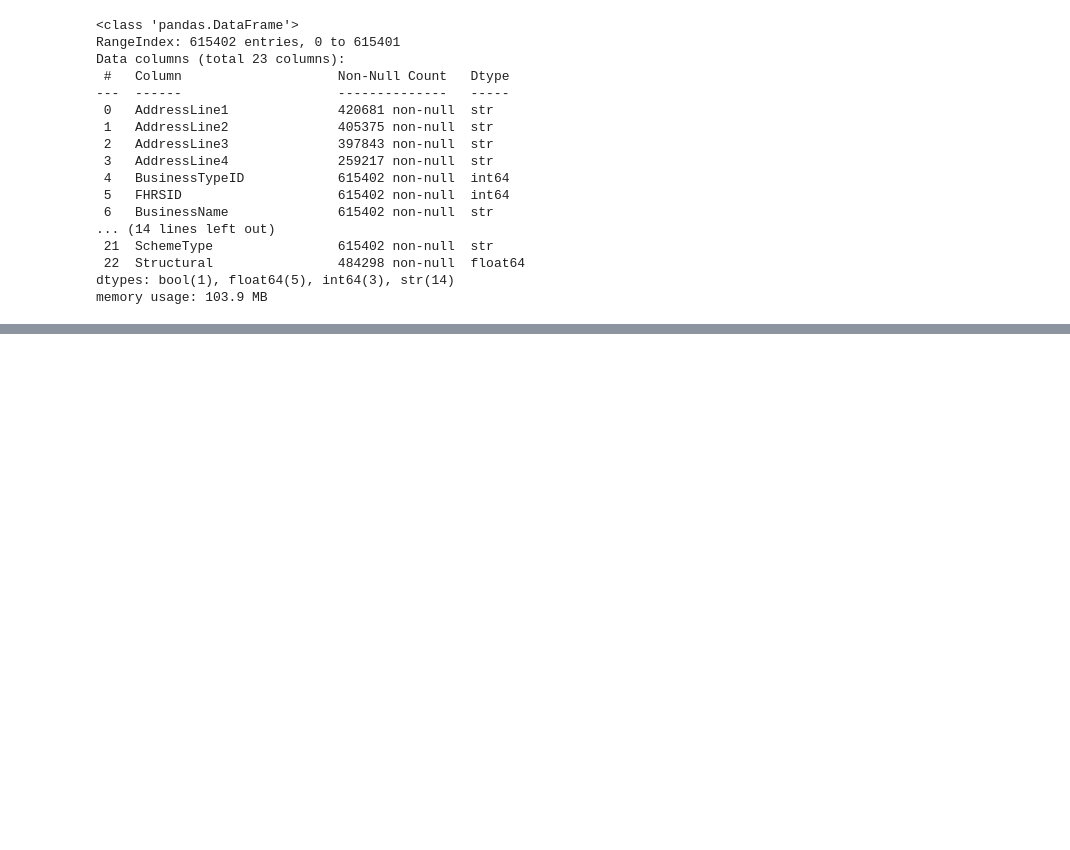
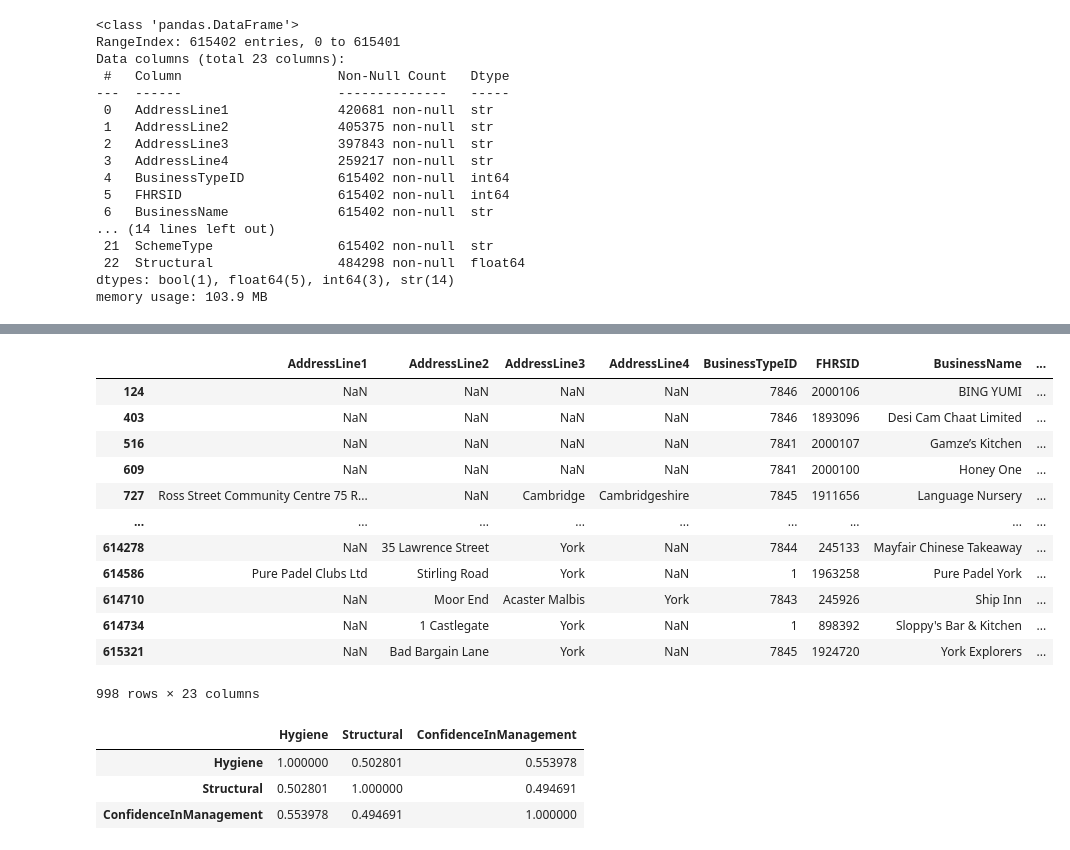
Before and after one commit to Joryh-IO/Hungry_UK, a Jupyter notebook: notebooks/data_understanding.ipynb, the cells around one changed output, grey strips where cells are left out. Drawn from its saved outputs; the diff is of its cells as text; code cells hidden in the pictures; blank space fills up the shorter version.

```diff
--- a/notebooks/data_understanding.ipynb
+++ b/notebooks/data_understanding.ipynb
@@ -337,0 +526,38 @@ Timeliness | Is the information current enough? | yes till 19/11/2026 |
+# %%
+cond = (
+    (df['NewRatingPending'] == True)
+    & (
+        (df['RatingValue'] == 'Awaiting Inspection') | (df['RatingValue'] == 'AwaitingInspection')
+    )
+)
+
+df[cond]
+# %% [output]
+|  | AddressLine1 | AddressLine2 | AddressLine3 | AddressLine4 | BusinessTypeID | FHRSID | BusinessName | ... |
+| 124 | NaN | NaN | NaN | NaN | 7846 | 2000106 | BING YUMI | ... |
+| 403 | NaN | NaN | NaN | NaN | 7846 | 1893096 | Desi Cam Chaat Limited | ... |
+| 516 | NaN | NaN | NaN | NaN | 7841 | 2000107 | Gamze’s Kitchen | ... |
+| 609 | NaN | NaN | NaN | NaN | 7841 | 2000100 | Honey One | ... |
+| 727 | Ross Street Community Centre 75 R... | NaN | Cambridge | Cambridgeshire | 7845 | 1911656 | Language Nursery | ... |
+| ... | ... | ... | ... | ... | ... | ... | ... | ... |
+| 614278 | NaN | 35 Lawrence Street | York | NaN | 7844 | 245133 | Mayfair Chinese Takeaway | ... |
+| 614586 | Pure Padel Clubs Ltd | Stirling Road | York | NaN | 1 | 1963258 | Pure Padel York | ... |
+| 614710 | NaN | Moor End | Acaster Malbis | York | 7843 | 245926 | Ship Inn | ... |
+| 614734 | NaN | 1 Castlegate | York | NaN | 1 | 898392 | Sloppy's Bar & Kitchen | ... |
+| 615321 | NaN | Bad Bargain Lane | York | NaN | 7845 | 1924720 | York Explorers | ... |
+998 rows × 23 columns
+# %%
+components = [
+    "Hygiene",
+    "Structural",
+    "ConfidenceInManagement"
+]
+
+df[components].corr(method="spearman")
+
+#using spearman here because the data is categorical, discrete and ordered
+# %% [output]
+|  | Hygiene | Structural | ConfidenceInManagement |
+| Hygiene | 1.000000 | 0.502801 | 0.553978 |
+| Structural | 0.502801 | 1.000000 | 0.494691 |
+| ConfidenceInManagement | 0.553978 | 0.494691 | 1.000000 |
```
Also changed, not shown: parts of 37 cells of this notebook, 1 other file.
